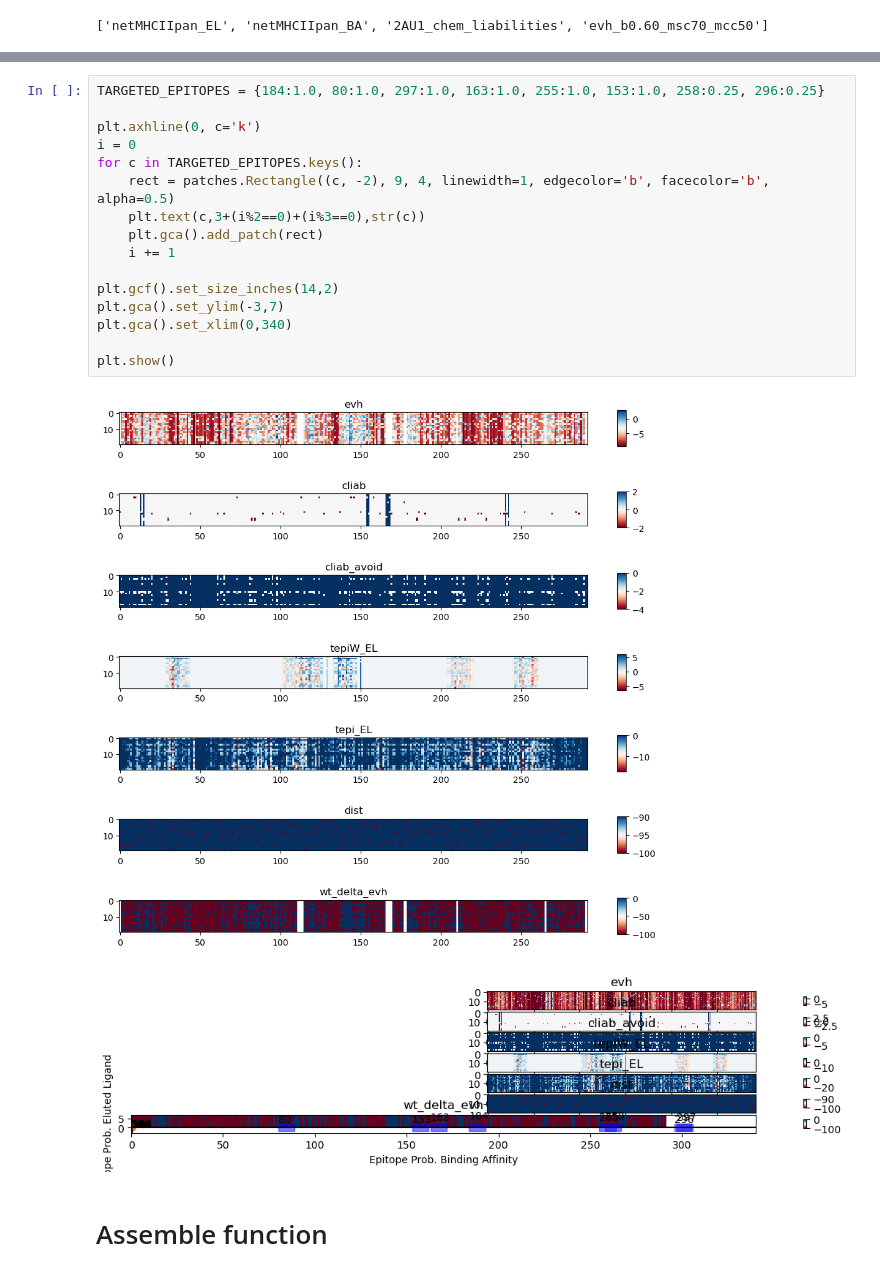
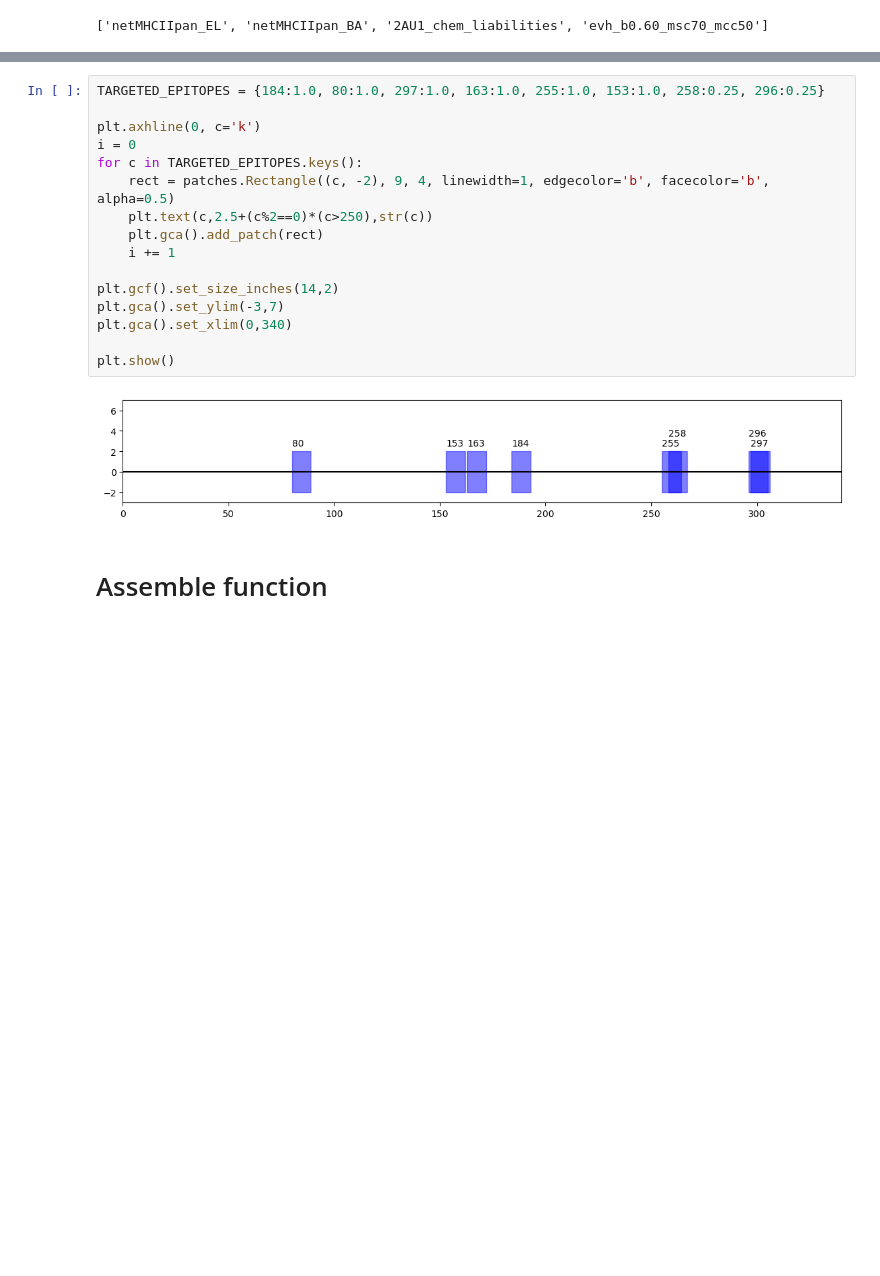
Before and after one commit to SeismicTx/AI-protein-design, a Jupyter notebook: MultiAnnealing/notebooks/IdeS_simulated_annealing.ipynb, the cells around one changed output, grey strips where cells are left out. Saved outputs shown, nothing was run; the diff lists cells and outputs as text; blank space fills up the shorter version.

```diff
--- a/MultiAnnealing/notebooks/IdeS_simulated_annealing.ipynb
+++ b/MultiAnnealing/notebooks/IdeS_simulated_annealing.ipynb
@@ -89,22 +90,21 @@ filt.loc['DRB1'].T.style.background_gradient(cmap ='Blues',axis=1)
 # %%
 TARGETED_EPITOPES = {184:1.0, 80:1.0, 297:1.0, 163:1.0, 255:1.0, 153:1.0, 258:0.25, 296:0.25}
 
 plt.axhline(0, c='k')
 i = 0
 for c in TARGETED_EPITOPES.keys():
     rect = patches.Rectangle((c, -2), 9, 4, linewidth=1, edgecolor='b', facecolor='b', alpha=0.5)
-    plt.text(c,3+(i%2==0)+(i%3==0),str(c))
+    plt.text(c,2.5+(c%2==0)*(c>250),str(c))
     plt.gca().add_patch(rect)
     i += 1
 
 plt.gcf().set_size_inches(14,2)
 plt.gca().set_ylim(-3,7)
 plt.gca().set_xlim(0,340)
 
 plt.show()
 # %% [output]
-[figure, old version]
+[figure, new version]
-[figure, removed]
 # %% [markdown]
 # Assemble function
 # %% [markdown]
```
Also changed, not shown: parts of 31 cells of this notebook, 2 other files.
